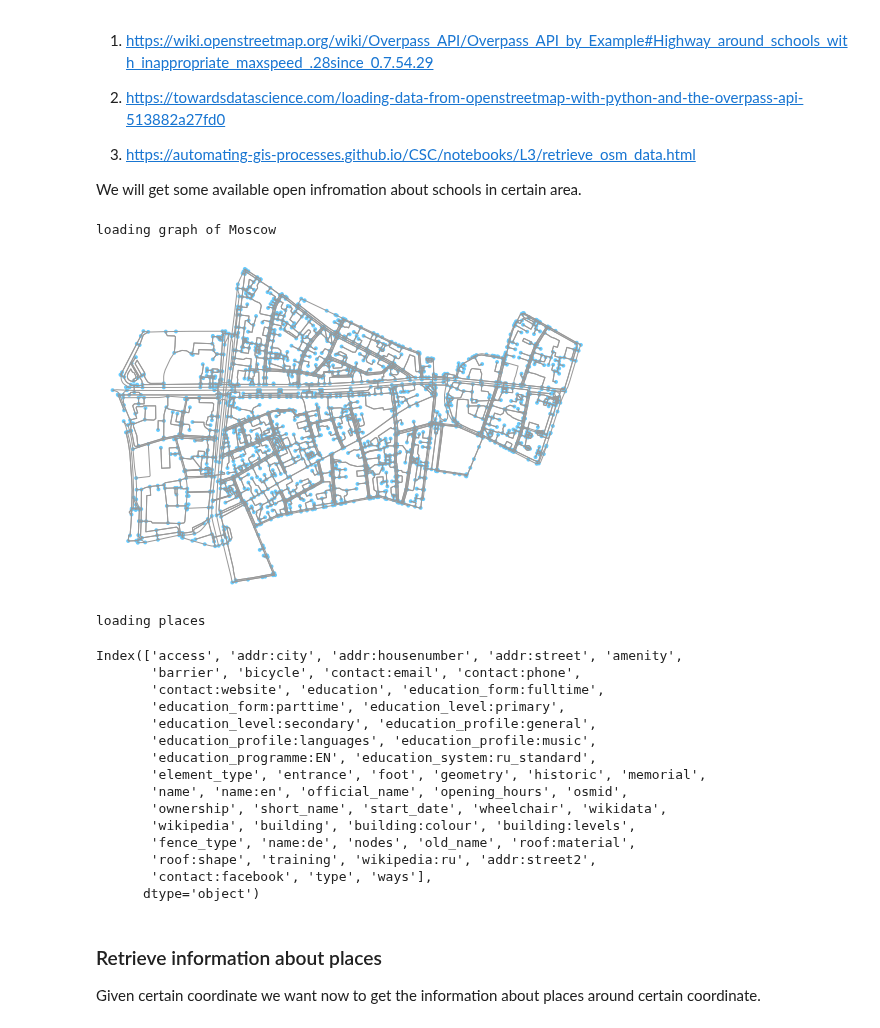
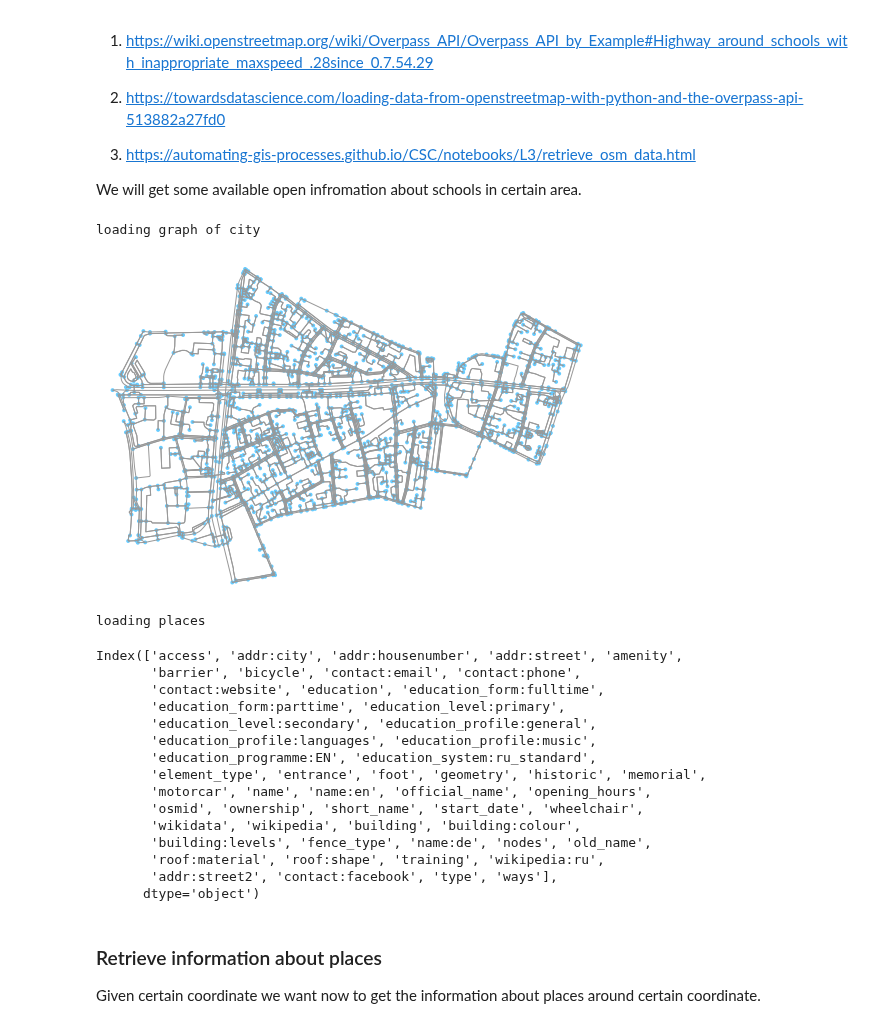
Before and after one commit to Liyubov/mobility_analysis_openhumans, a Jupyter notebook: get_schools_from_locations.ipynb, the cells around one changed output. Drawn from its saved outputs; the diff is of its cells as text; code cells hidden in the pictures.

```diff
--- a/get_schools_from_locations.ipynb
+++ b/get_schools_from_locations.ipynb
@@ -92,7 +42,6 @@ We will get some available open infromation about schools in certain area.
 # %%
 import json # requests for APIs
 import requests #load Python code that allow us to work with the JSON data format and the HTTP protocol
-
 import osmnx as ox
 import matplotlib.pyplot as plt
 %matplotlib inline
@@ -110,36 +59,36 @@ graph = ox.graph_from_place(place_name)
 type(graph)
 
 print('loading graph of city')
 
 # Plot the streets
 fig, ax = ox.plot_graph(graph)
 
 
 # Retrieve the footprint of our location
 area = ox.gdf_from_place(place_name)
 print('loading places')
 
 # Retrieve buildings from the area
 #buildings = ox.footprints(place_name) #buildings_from_place(place_name)
 
 # What types are those? if there is any information about buildings_from_place
 #print(type(area))
 #print(type(buildings))
 
 # Retrieve restaurants
-restaurants = ox.pois_from_place(place_name, amenities=['restaurant'])
+#restaurants = ox.pois_from_place(place_name, amenities=['restaurant'])
 
 schools = ox.pois_from_place(place_name, amenities=['school'])
 
 
 # How many schools do we have in this district?
 len(schools)
 
 # Available columns and names of amenity we are searching for
 schools.columns
 # %% [output]
-loading graph of Moscow
+loading graph of city
-[figure, old version]
+[figure, new version]
 loading places
 Index(['access', 'addr:city', 'addr:housenumber', 'addr:street', 'amenity',
        'barrier', 'bicycle', 'contact:email', 'contact:phone',
@@ -149,12 +98,12 @@ Index(['access', 'addr:city', 'addr:housenumber', 'addr:street', 'amenity',
        'education_profile:languages', 'education_profile:music',
        'education_programme:EN', 'education_system:ru_standard',
        'element_type', 'entrance', 'foot', 'geometry', 'historic', 'memorial',
-       'name', 'name:en', 'official_name', 'opening_hours', 'osmid',
-       'ownership', 'short_name', 'start_date', 'wheelchair', 'wikidata',
-       'wikipedia', 'building', 'building:colour', 'building:levels',
-       'fence_type', 'name:de', 'nodes', 'old_name', 'roof:material',
-       'roof:shape', 'training', 'wikipedia:ru', 'addr:street2',
-       'contact:facebook', 'type', 'ways'],
+       'motorcar', 'name', 'name:en', 'official_name', 'opening_hours',
+       'osmid', 'ownership', 'short_name', 'start_date', 'wheelchair',
+       'wikidata', 'wikipedia', 'building', 'building:colour',
+       'building:levels', 'fence_type', 'name:de', 'nodes', 'old_name',
+       'roof:material', 'roof:shape', 'training', 'wikipedia:ru',
+       'addr:street2', 'contact:facebook', 'type', 'ways'],
       dtype='object')
 # %% [markdown]
 ### Retrieve information about places
```
Also changed, not shown: parts of 19 cells of this notebook.
